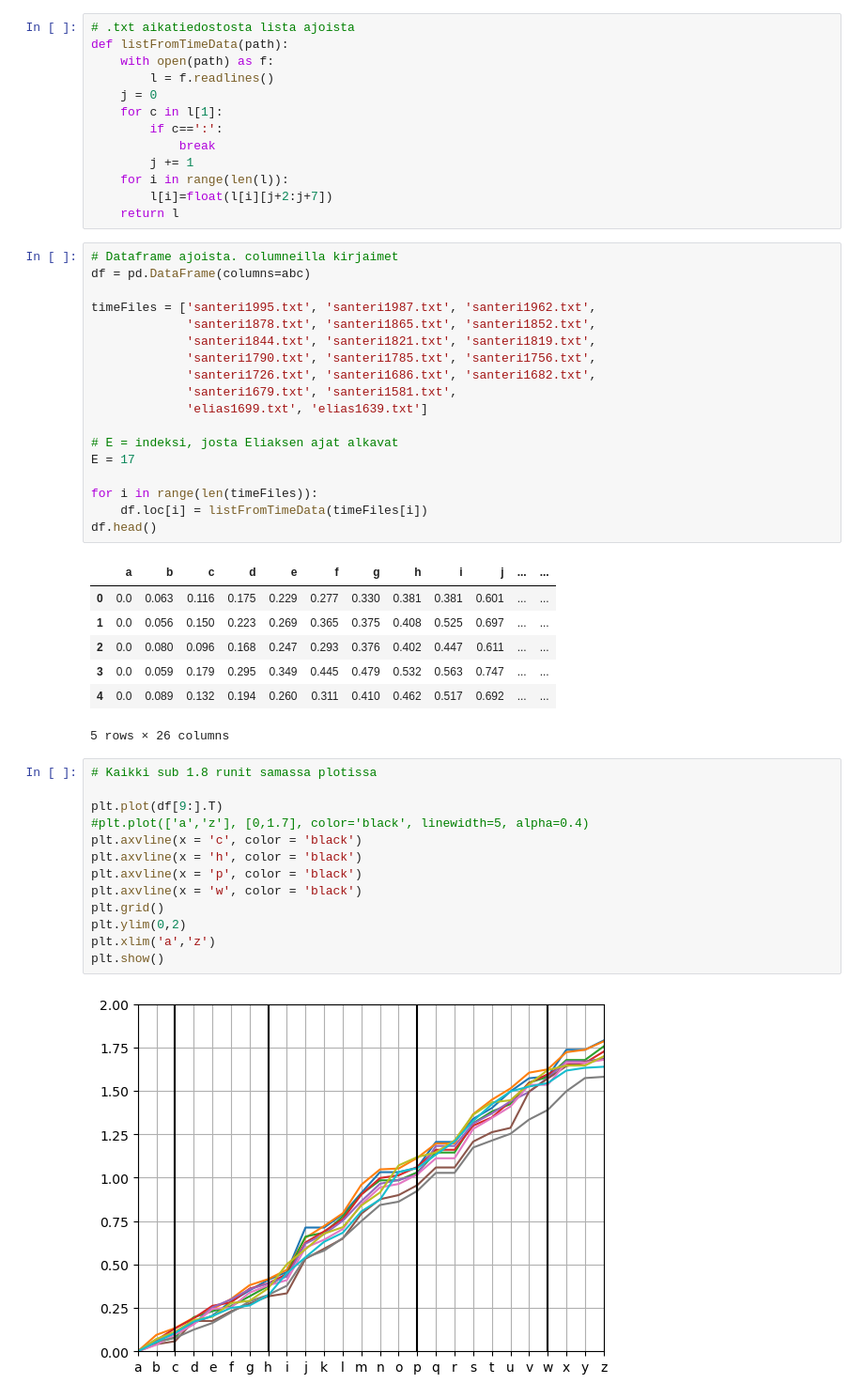
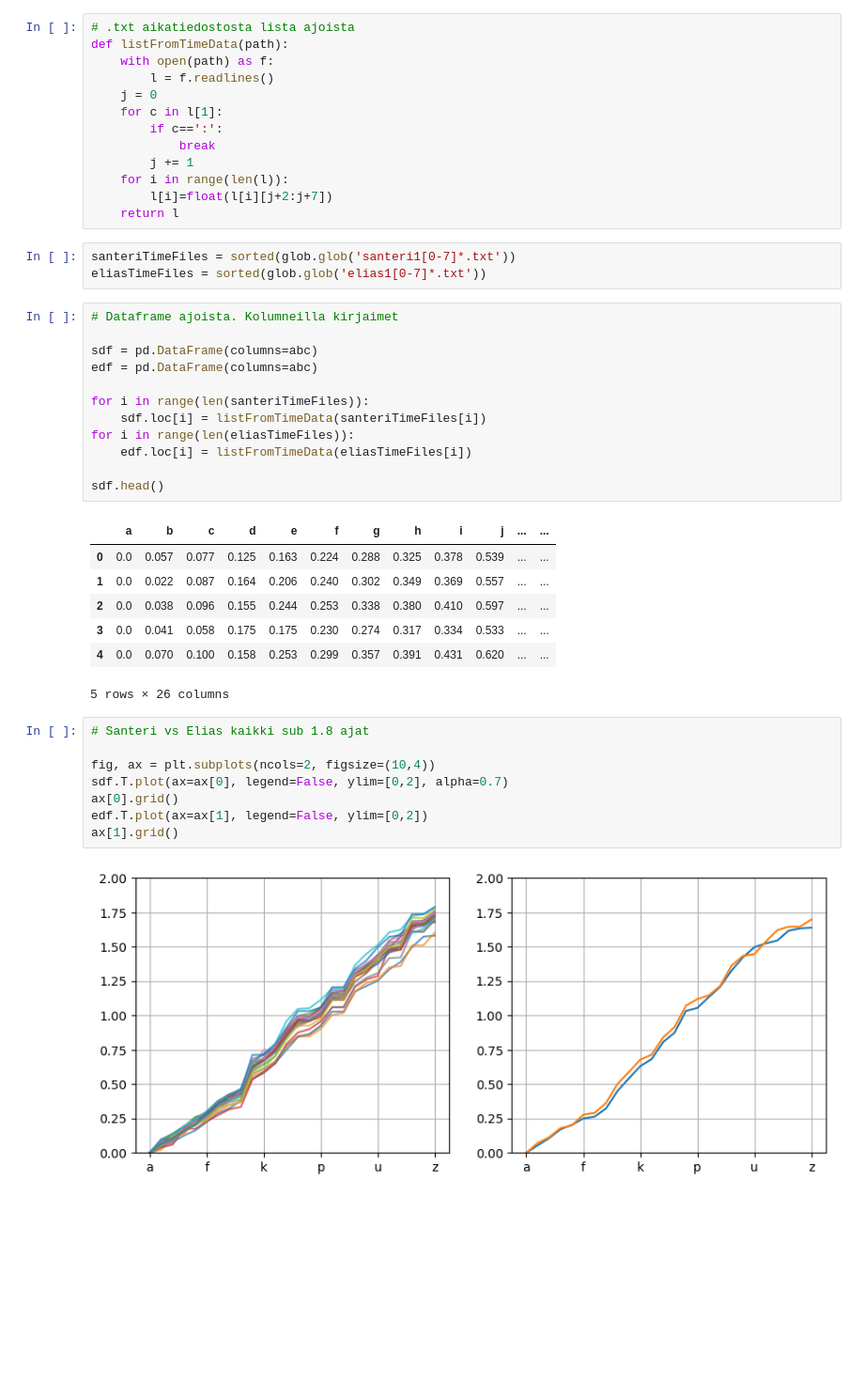
Before and after one commit to sansalv/abc-analyysi, a Jupyter notebook: abc_analyysi.ipynb, the cells around one changed output. Shown at 94% size. Cells and saved outputs as stored; diff of their text form; blank space fills up the shorter version.

```diff
--- a/abc_analyysi.ipynb
+++ b/abc_analyysi.ipynb
@@ -19,45 +21,37 @@ def listFromTimeData(path):
     for i in range(len(l)):
         l[i]=float(l[i][j+2:j+7])
     return l
+# %%
+santeriTimeFiles = sorted(glob.glob('santeri1[0-7]*.txt'))
+eliasTimeFiles = sorted(glob.glob('elias1[0-7]*.txt'))
 # %%
-# Dataframe ajoista. columneilla kirjaimet
-df = pd.DataFrame(columns=abc)
+# Dataframe ajoista. Kolumneilla kirjaimet
 
-timeFiles = ['santeri1995.txt', 'santeri1987.txt', 'santeri1962.txt',
-             'santeri1878.txt', 'santeri1865.txt', 'santeri1852.txt',
-             'santeri1844.txt', 'santeri1821.txt', 'santeri1819.txt',
-             'santeri1790.txt', 'santeri1785.txt', 'santeri1756.txt',
-             'santeri1726.txt', 'santeri1686.txt', 'santeri1682.txt',
-             'santeri1679.txt', 'santeri1581.txt',
-             'elias1699.txt', 'elias1639.txt']
+sdf = pd.DataFrame(columns=abc)
+edf = pd.DataFrame(columns=abc)
 
-# E = indeksi, josta Eliaksen ajat alkavat
-E = 17
+for i in range(len(santeriTimeFiles)):
+    sdf.loc[i] = listFromTimeData(santeriTimeFiles[i])
+for i in range(len(eliasTimeFiles)):
+    edf.loc[i] = listFromTimeData(eliasTimeFiles[i])
 
-for i in range(len(timeFiles)):
-    df.loc[i] = listFromTimeData(timeFiles[i])
-df.head()
+sdf.head()
 # %% [output]
 |  | a | b | c | d | e | f | g | h | i | j | ... | ... |
-| 0 | 0.0 | 0.063 | 0.116 | 0.175 | 0.229 | 0.277 | 0.330 | 0.381 | 0.381 | 0.601 | ... | ... |
-| 1 | 0.0 | 0.056 | 0.150 | 0.223 | 0.269 | 0.365 | 0.375 | 0.408 | 0.525 | 0.697 | ... | ... |
-| 2 | 0.0 | 0.080 | 0.096 | 0.168 | 0.247 | 0.293 | 0.376 | 0.402 | 0.447 | 0.611 | ... | ... |
-| 3 | 0.0 | 0.059 | 0.179 | 0.295 | 0.349 | 0.445 | 0.479 | 0.532 | 0.563 | 0.747 | ... | ... |
-| 4 | 0.0 | 0.089 | 0.132 | 0.194 | 0.260 | 0.311 | 0.410 | 0.462 | 0.517 | 0.692 | ... | ... |
+| 0 | 0.0 | 0.057 | 0.077 | 0.125 | 0.163 | 0.224 | 0.288 | 0.325 | 0.378 | 0.539 | ... | ... |
+| 1 | 0.0 | 0.022 | 0.087 | 0.164 | 0.206 | 0.240 | 0.302 | 0.349 | 0.369 | 0.557 | ... | ... |
+| 2 | 0.0 | 0.038 | 0.096 | 0.155 | 0.244 | 0.253 | 0.338 | 0.380 | 0.410 | 0.597 | ... | ... |
+| 3 | 0.0 | 0.041 | 0.058 | 0.175 | 0.175 | 0.230 | 0.274 | 0.317 | 0.334 | 0.533 | ... | ... |
+| 4 | 0.0 | 0.070 | 0.100 | 0.158 | 0.253 | 0.299 | 0.357 | 0.391 | 0.431 | 0.620 | ... | ... |
 5 rows × 26 columns
 # %%
-# Kaikki sub 1.8 runit samassa plotissa
+# Santeri vs Elias kaikki sub 1.8 ajat
 
-plt.plot(df[9:].T)
-#plt.plot(['a','z'], [0,1.7], color='black', linewidth=5, alpha=0.4)
-plt.axvline(x = 'c', color = 'black')
-plt.axvline(x = 'h', color = 'black')
-plt.axvline(x = 'p', color = 'black')
-plt.axvline(x = 'w', color = 'black')
-plt.grid()
-plt.ylim(0,2)
-plt.xlim('a','z')
-plt.show()
+fig, ax = plt.subplots(ncols=2, figsize=(10,4))
+sdf.T.plot(ax=ax[0], legend=False, ylim=[0,2], alpha=0.7)
+ax[0].grid()
+edf.T.plot(ax=ax[1], legend=False, ylim=[0,2])
+ax[1].grid()
 # %% [output]
-[figure, old version]
+[figure, new version]
 # %%
```
Also changed, not shown: parts of 9 cells of this notebook, 13 other files.
